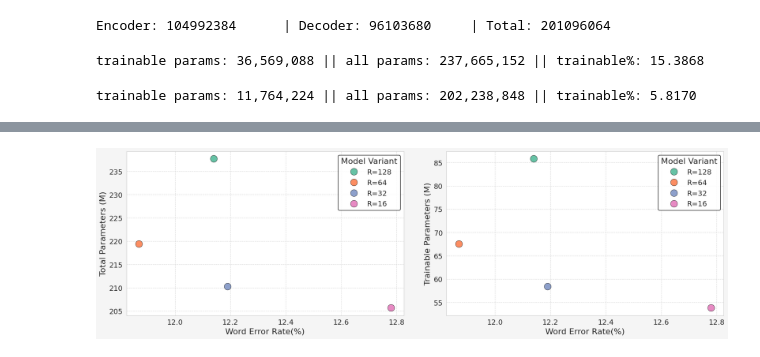
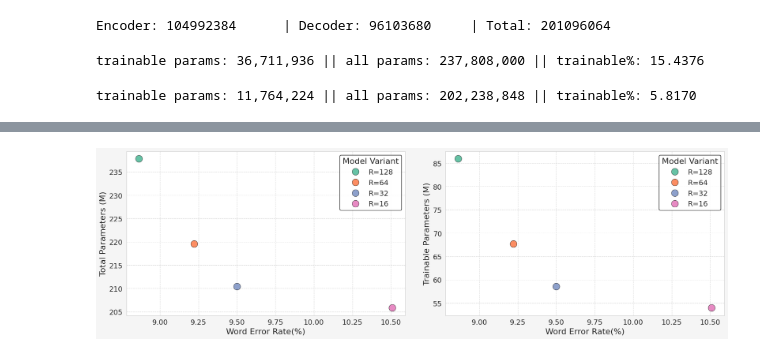
Before and after one commit to hornikmatej/thesis_mit, a Jupyter notebook: notebooks/playground.ipynb, the cells around one changed output, grey strips where cells are left out. Saved outputs shown, nothing was run; the diff lists cells and outputs as text; code cells hidden in the pictures.

Commit message:
dora data & graphs

```diff
--- a/notebooks/playground.ipynb
+++ b/notebooks/playground.ipynb
@@ -179,12 +179,13 @@ config = LoraConfig(
     lora_dropout=0.1,
     bias="none",
     task_type="CAUSAL_LM",
+    use_dora=True,
 )
 
 lora_model = get_peft_model(model, config)
 lora_model.print_trainable_parameters()
 # %% [output]
-trainable params: 36,569,088 || all params: 237,665,152 || trainable%: 15.3868
+trainable params: 36,711,936 || all params: 237,808,000 || trainable%: 15.4376
 # %%
 for name, param in lora_model.named_parameters():
     if "adapter.layers" in name:  # or "embed_tokens" in name:
@@ -237,12 +238,12 @@ import seaborn as sns
 import pandas as pd
 
 # Load data from CSV files
-df_total = pd.read_csv("total_params_vox_lora.csv")
+df_total = pd.read_csv("total_params_libri_dora.csv")
 df_total["Total parameters"] = (
     df_total["Total parameters"] / 1_000_000
 )  # Convert to millions
 
-df_trainable = pd.read_csv("train_params_vox_lora.csv")
+df_trainable = pd.read_csv("train_params_libri_dora.csv")
 df_trainable["Trainable parameters"] = (
     df_trainable["Trainable parameters"] / 1_000_000
 )  # Convert to millions
@@ -318,34 +319,34 @@ ax1.legend(
     labels=labels1,
     title="Model Variant",
     loc="upper right",
     frameon=True,
     edgecolor="black",
     facecolor="white",
     framealpha=0.9,
 )
 
 # Add legend to the second plot (ax2)
 ax2.legend(
     handles=handles2,
     labels=labels2,
     title="Model Variant",
     loc="upper right",
     frameon=True,
     edgecolor="black",
     facecolor="white",
     framealpha=0.9,
 )
 
 # Adjust layout with extra padding
 plt.tight_layout(pad=2.0)
 
 # Add subtle background color
 fig.patch.set_facecolor("#f5f5f5")
 
 # Display the plot
 plt.show()
 # %% [output]
-[figure, old version]
+[figure, new version]
 # %%
 import matplotlib.pyplot as plt
 import seaborn as sns
```
Also changed, not shown: 6 other files.
